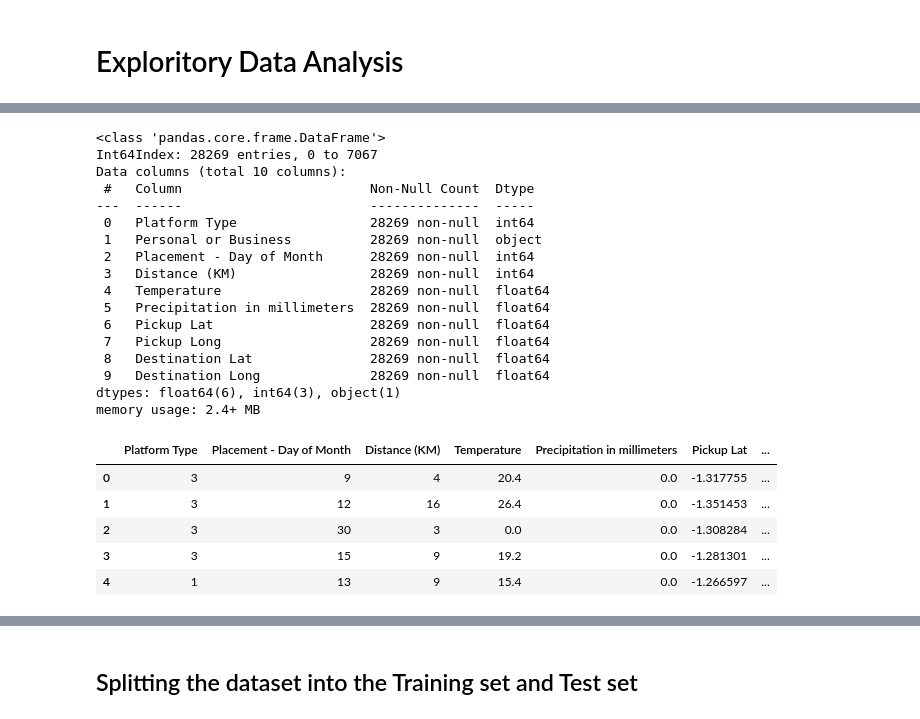
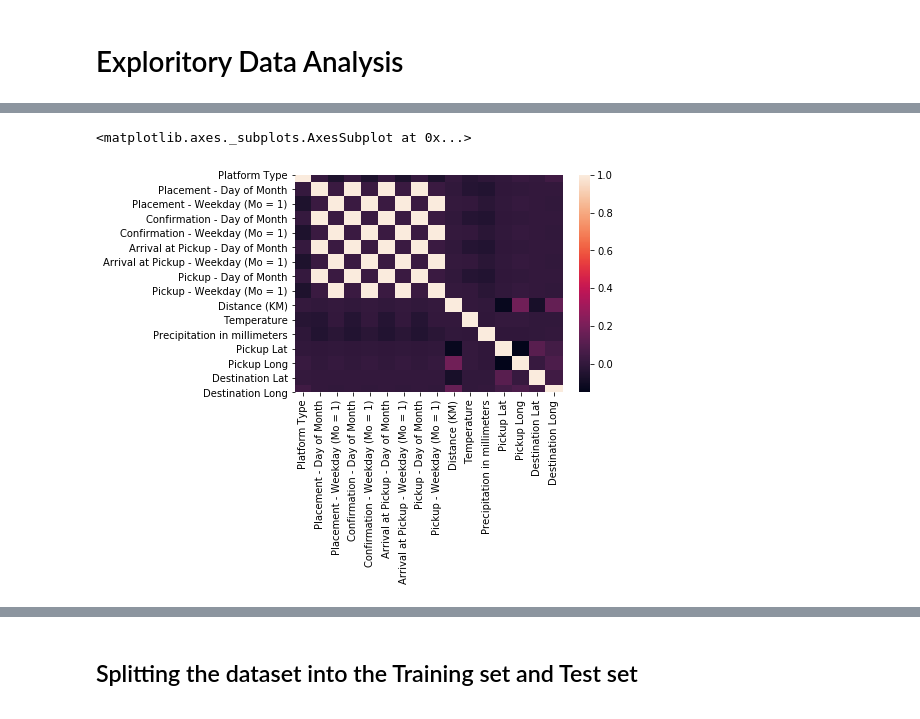
Before and after one commit to Explore-AI/regression-predict-api-template, a Jupyter notebook: team4_regression.ipynb, the cells around one changed output, grey strips where cells are left out. Drawn from its saved outputs; the diff is of its cells as text; code cells hidden in the pictures.

```diff
--- a/team4_regression.ipynb
+++ b/team4_regression.ipynb
@@ -36,0 +91,5 @@ test.head()
+# %%
+#Fill null values with 0, axis=1 means you are doing it per column, axis=0 means you are doing it per row
+
+ftrain = train.fillna(0, axis=1)
+ftest = test.fillna(0, axis=1)
@@ -166,0 +100,5 @@ Index(['Order No', 'User Id', 'Vehicle Type', 'Platform Type',
+# %%
+#The columns in test and train do not match 100% lets fix that
+testcols = ftest.columns  #getting a list of the columns in test set
+newtrain = ftrain[testcols]  #redefining the training set to only include those columns
+y = np.array(ftrain['Time from Pickup to Arrival']).reshape(-1, 1) #assigning the target variable
@@ -167,8 +126,6 @@ Index(['Order No', 'User Id', 'Vehicle Type', 'Platform Type',
 # %%
-# creating a new dataframe from the concatenated newtrain and test1 dataframes
-df = pd.concat([newtrain, test1])
-
-# view the first five rows
+#Combining the datasets
+df = pd.concat([newtrain, ftest])
 df.head()
 # %% [output]
 |  | Order No | User Id | Vehicle Type | Platform Type | Personal or Business | Placement - Day of Month | ... |
@@ -215,2 +137,0 @@ Dropping co-linear variables as well as time variables in order to reduce memory
-# %%
-df = df.drop(['Placement - Weekday (Mo = 1)', 'Confirmation - Day of Month', 'Confirmation - Weekday (Mo = 1)', 'Arrival at Pickup - Day of Month', 'Arrival at Pickup - Weekday (Mo = 1)', 'Pickup - Day of Month','Pickup - Weekday (Mo = 1)', 'Placement - Time', 'Confirmation - Time', 'Arrival at Pickup - Time', 'Pickup - Time'], axis = 1)
@@ -233,30 +138,7 @@ df_final.head()
-# %%
-df_final.info()
-# %% [output]
-<class 'pandas.core.frame.DataFrame'>
-Int64Index: 28269 entries, 0 to 7067
-Data columns (total 10 columns):
- #   Column                        Non-Null Count  Dtype
----  ------                        --------------  -----
- 0   Platform Type                 28269 non-null  int64
- 1   Personal or Business          28269 non-null  object
- 2   Placement - Day of Month      28269 non-null  int64
- 3   Distance (KM)                 28269 non-null  int64
- 4   Temperature                   28269 non-null  float64
- 5   Precipitation in millimeters  28269 non-null  float64
- 6   Pickup Lat                    28269 non-null  float64
- 7   Pickup Long                   28269 non-null  float64
- 8   Destination Lat               28269 non-null  float64
- 9   Destination Long              28269 non-null  float64
-dtypes: float64(6), int64(3), object(1)
-memory usage: 2.4+ MB
-# %%
-df_final = pd.get_dummies(df_final, drop_first=True)
-df_final.head()
-# %% [output]
-|  | Platform Type | Placement - Day of Month | Distance (KM) | Temperature | Precipitation in millimeters | Pickup Lat | ... |
-| 0 | 3 | 9 | 4 | 20.4 | 0.0 | -1.317755 | ... |
-| 1 | 3 | 12 | 16 | 26.4 | 0.0 | -1.351453 | ... |
-| 2 | 3 | 30 | 3 | 0.0 | 0.0 | -1.308284 | ... |
-| 3 | 3 | 15 | 9 | 19.2 | 0.0 | -1.281301 | ... |
-| 4 | 1 | 13 | 9 | 15.4 | 0.0 | -1.266597 | ... |
+# %%
+#machine learning model cannot read an object type, convert objects , encode (dummy them)
+correlation = df.corr()
+sns.heatmap(correlation)
+# %% [output]
+<matplotlib.axes._subplots.AxesSubplot at 0x...>
+[figure, added]
```
Also changed, not shown: parts of 58 cells of this notebook.
